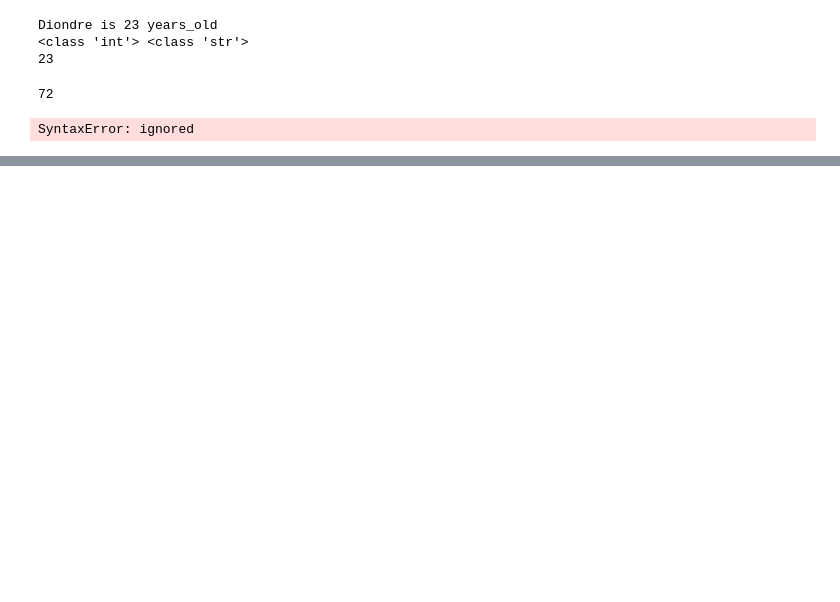
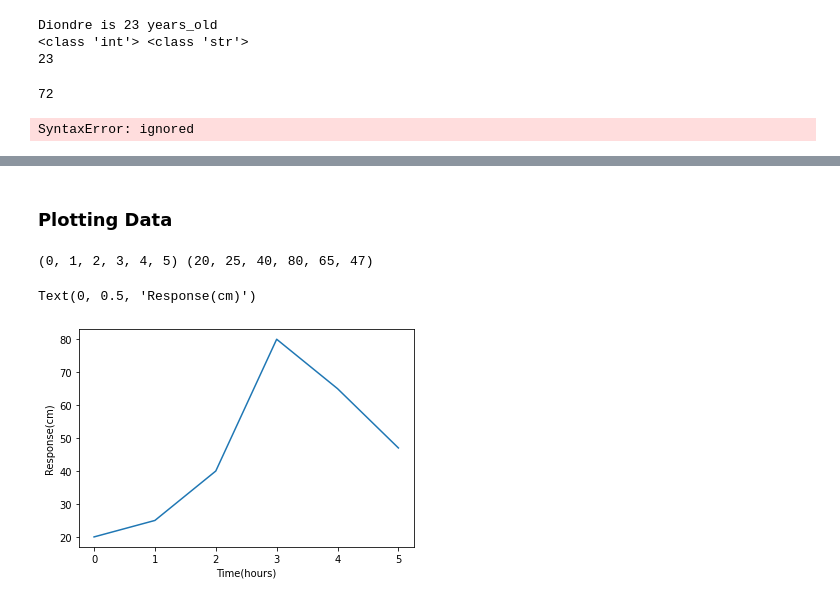
Before and after one commit to DiondreHicks/praccomp_2022, a Jupyter notebook: Praccomp_2022.ipynb, the cells around one changed output, grey strips where cells are left out. Cells and saved outputs as stored; diff of their text form; code cells hidden in the pictures; blank space fills up the shorter version.

```diff
--- a/Praccomp_2022.ipynb
+++ b/Praccomp_2022.ipynb
@@ -36,0 +220,2 @@ SyntaxError: ignored
+# %% [markdown]
+### Plotting Data
@@ -36,0 +226,14 @@ SyntaxError: ignored
+# %%
+time =(0,1,2,3,4,5)
+response = (20,25,40,80,65,47)
+# %%
+print(time, response)
+# %% [output]
+(0, 1, 2, 3, 4, 5) (20, 25, 40, 80, 65, 47)
+# %%
+plt.plot(time,response)
+plt.xlabel('Time(hours)')
+plt.ylabel('Response(cm)')
+# %% [output]
+Text(0, 0.5, 'Response(cm)')
+[figure, added]
```
Also changed, not shown: parts of 41 cells of this notebook.
